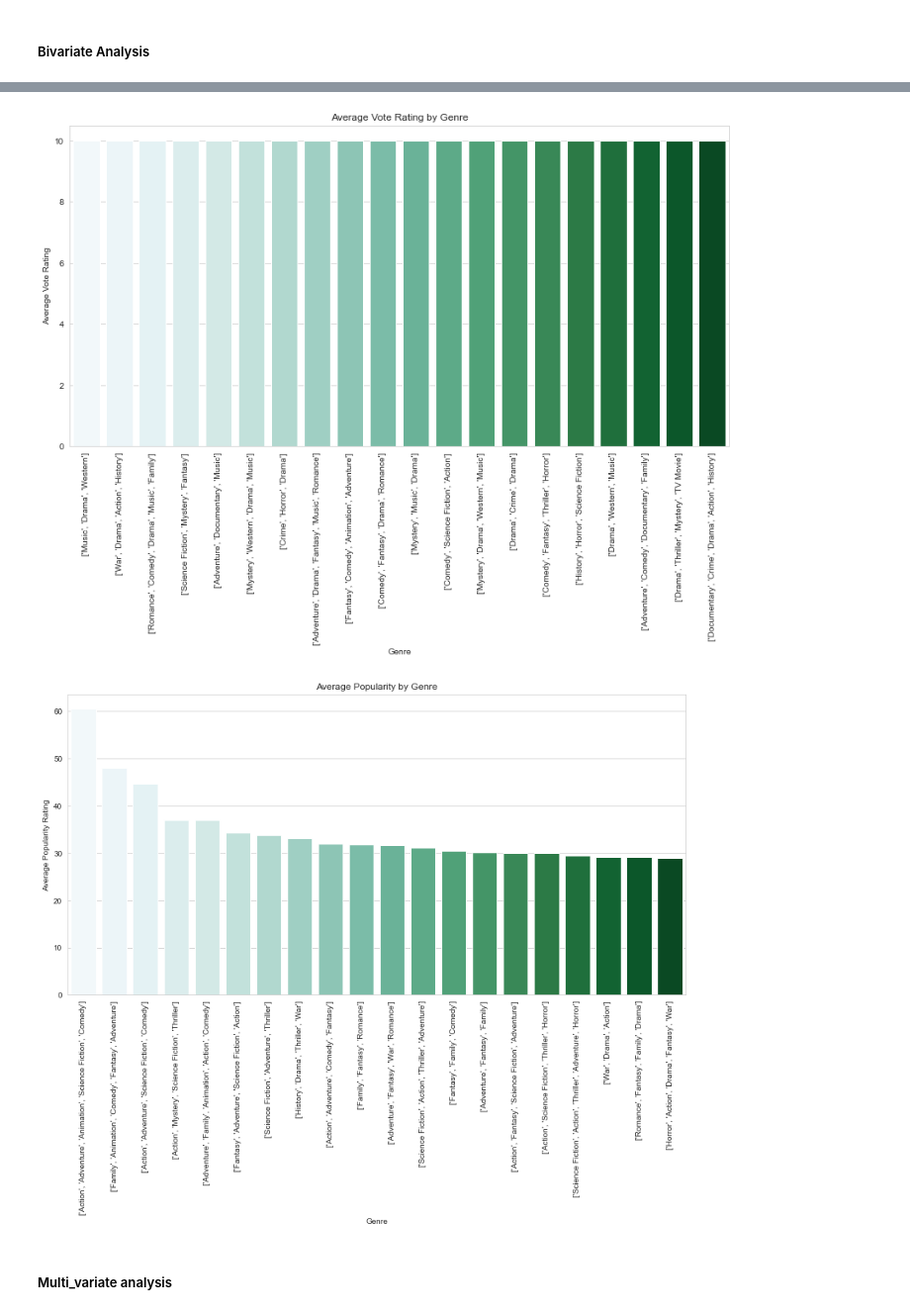
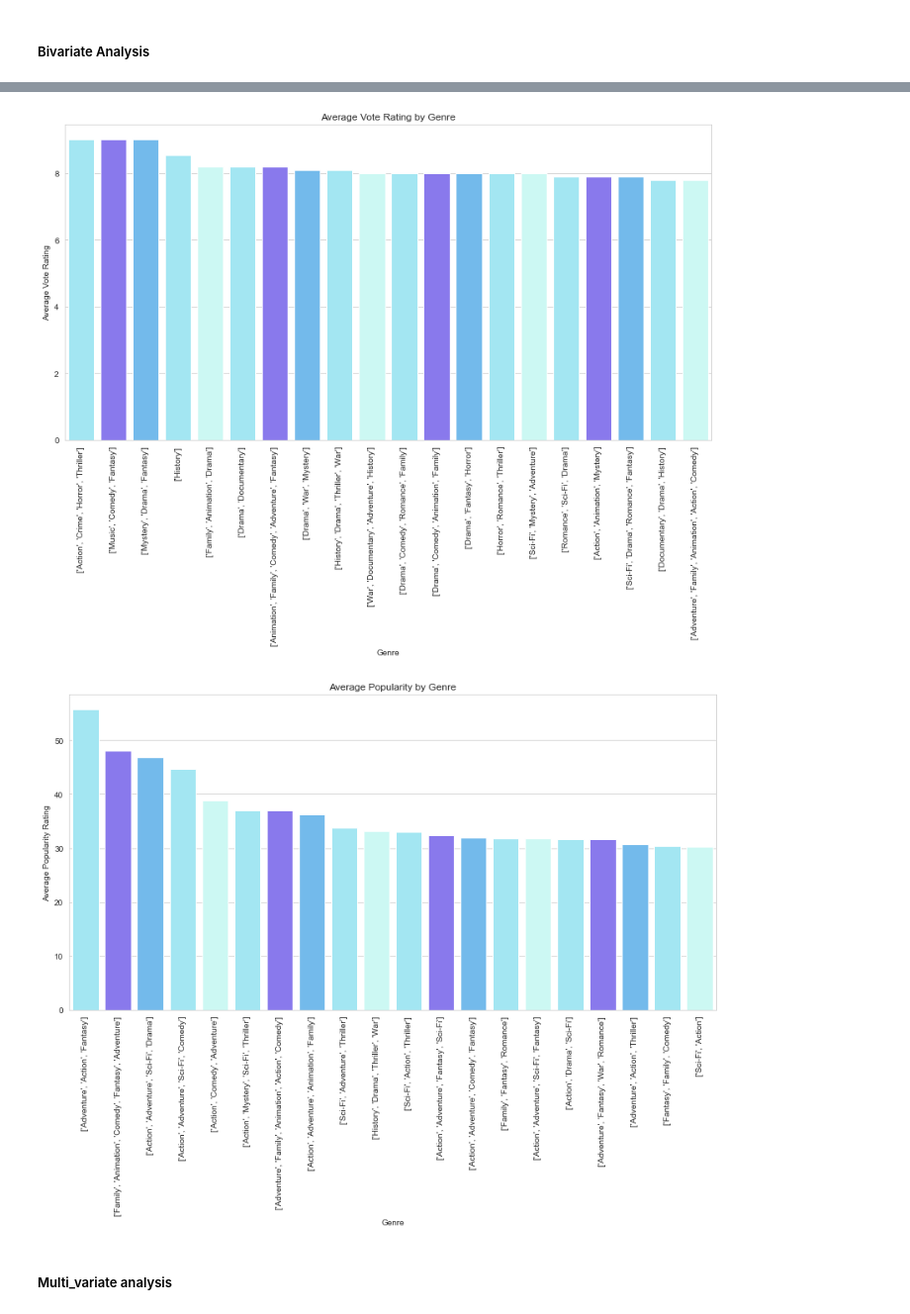
Before and after one commit to Otim135/group3-phase2-project, a Jupyter notebook: ipynbs/Ketty.ipynb, the cells around one changed output, grey strips where cells are left out. Shown at 99% size. Cells and saved outputs as stored; diff of their text form; code cells hidden in the pictures.

```diff
--- a/ipynbs/Ketty.ipynb
+++ b/ipynbs/Ketty.ipynb
@@ -374,11 +347,11 @@ df3 = df3.drop(columns = cols_to_drop,errors='ignore')
 ##### 1.1.0(a) Merging movie gross and movie budget dataset
 # %%
 # Left join `df1` to `df2` based on 'title' and 'year'
-merged_df = df2.merge(df1, on=['title', 'year'], how='inner', suffixes=('_df2', '_df1'))
+merged_df = df2.merge(df1, on=['title', 'year'], how='left', suffixes=('_df2', '_df1'))
 
 # Filter non-matching rows in `df1` (rows that aren't in `df2`)
 # We'll keep only the rows in `df1` that don't match `df2` and have no nulls
-not_matching_df1 = df1[~df1[['title', 'year']].isin(df2[['title', 'year']]).all(axis=1)]
+not_matching_df1 = df1.loc[~df1[['title', 'year']].isin(df2[['title', 'year']]).all(axis=1)]
 not_matching_df1 = not_matching_df1.dropna()
 
 # Concatenate `merged_df` with filtered not-matching rows from `df1`
@@ -438,8 +411,8 @@ memory usage: 78.4+ KB
 # %% [markdown]
 ##### 1.1.0(b) Merging final_df and df3_clean dataset
 # %%
-# Innner join `df1` to `df2` based on 'title' and 'year'
-merged_df1 = final_df.merge(df3, on=['title', 'year'], how='inner')
+# Inner join `df1` to `df2` based on 'title' and 'year'
+merged_df1 = final_df.merge(df3_clean, on=['title'], how='inner')
 merged_df1.info()
 # %% [output]
 <class 'pandas.core.frame.DataFrame'>
@@ -550,9 +446,6 @@ clean_movie_df
 # %%
 # dropping unwanted columns
 col_to_drop = ['year_y','genre_ids','id' ]
-clean_movie_df = clean_movie_df.drop(columns = col_to_drop,axis=1)
+merged_df1 = merged_df1.drop(columns = col_to_drop,axis=1)
 # Renaming columns
-clean_movie_df['year_x'] = clean_movie_df.rename({'year_x':'year'})
-# creating new_column
-# profit = worldwide_gross-production_budget
-clean_movie_df['profit'] = clean_movie_df['worldwide_gross']- clean_movie_df['production_budget']
+merged_df1 = merged_df1.rename(columns={'year_x':'year'})
@@ -663,10 +547,12 @@ plt.show()
 # %%
 # Plotting top 10 most frequent studios
 filtered_studios = final_df[final_df['studio'] != 'UNKNOWN']
+# colors
+colors = ['#96EFFF', '#7B66FF', '#5FBDFF' ,'#96EFFF', '#C5FFF8']
 
 plt.figure(figsize=(10, 6))
 top_studios = filtered_studios['studio'].value_counts().head(10)
-sns.barplot(x=top_studios.values, y=top_studios.index, palette='BuGn')
+sns.barplot(x=top_studios.values, y=top_studios.index, palette = colors)
 
 plt.title("Top 10 Studios by Frequency ")
 plt.xlabel("Number of Movies Produced")
@@ -827,31 +646,31 @@ Correlation between vote_count and vote_average: 0.08
 # %%
 # Group by genre_names and calculating the average vote_average for each genre
-average_vote_by_genre = df3_clean.groupby('genre_names')['vote_average'].mean().sort_values(ascending=False)
+average_vote_by_genre = merged_df1.groupby('genre_names')['vote_average'].mean().sort_values(ascending=False)
 top_n_genres = average_vote_by_genre.head(20)
 # Plotting the average vote_average by genre_names
 plt.figure(figsize=(14, 7))
-sns.barplot(x=top_n_genres.index, y=top_n_genres.values, palette='BuGn')
+sns.barplot(x=top_n_genres.index, y=top_n_genres.values, palette = colors)
 plt.xticks(rotation=90)  # Rotate the x-axis labels for readability
 plt.title('Average Vote Rating by Genre')
 plt.xlabel('Genre')
 plt.ylabel('Average Vote Rating')
 plt.show()
 # %% [output]
-[figure, old version]
+[figure, new version]
 # %%
 # Group by genre_names and calculating the average popularity for each genre
-average_popularity_by_genre = df3_clean.groupby('genre_names')['popularity'].mean().sort_values(ascending=False)
+average_popularity_by_genre = merged_df1.groupby('genre_names')['popularity'].mean().sort_values(ascending=False)
 top_n_genres_p = average_popularity_by_genre.head(20)
 # Plotting the average vote_average by genre_names
 plt.figure(figsize=(14, 7))
-sns.barplot(x=top_n_genres_p.index, y=top_n_genres_p.values, palette='BuGn')
+sns.barplot(x=top_n_genres_p.index, y=top_n_genres_p.values, palette = colors)
 plt.xticks(rotation=90)  # Rotate the x-axis labels for readability
 plt.title('Average Popularity by Genre')
 plt.xlabel('Genre')
 plt.ylabel('Average Popularity Rating')
 plt.show()
 # %% [output]
-[figure, old version]
+[figure, new version]
 # %% [markdown]
 ##### Multi_variate analysis
 # %%
```
Also changed, not shown: parts of 37 cells of this notebook, 1 other file.
